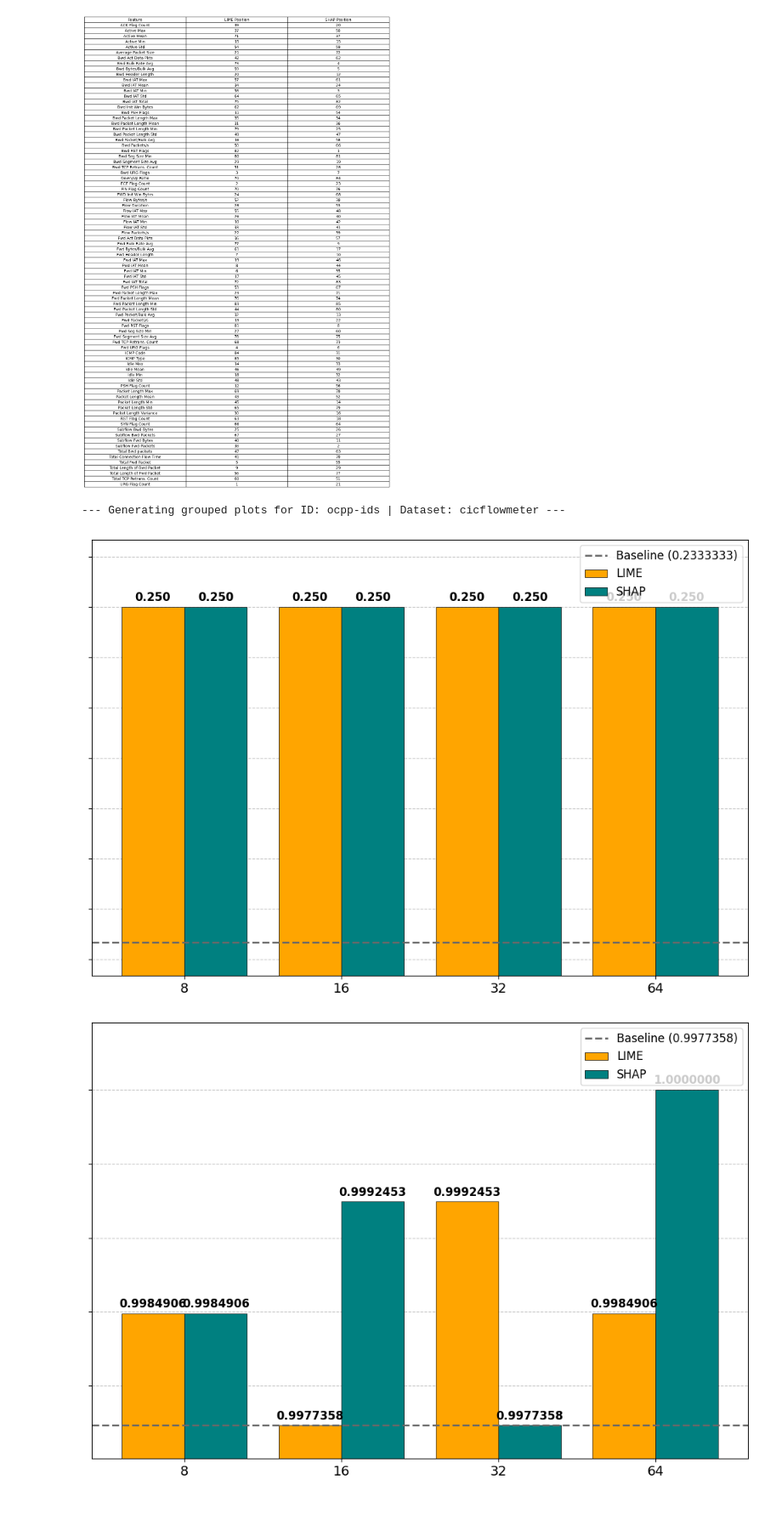
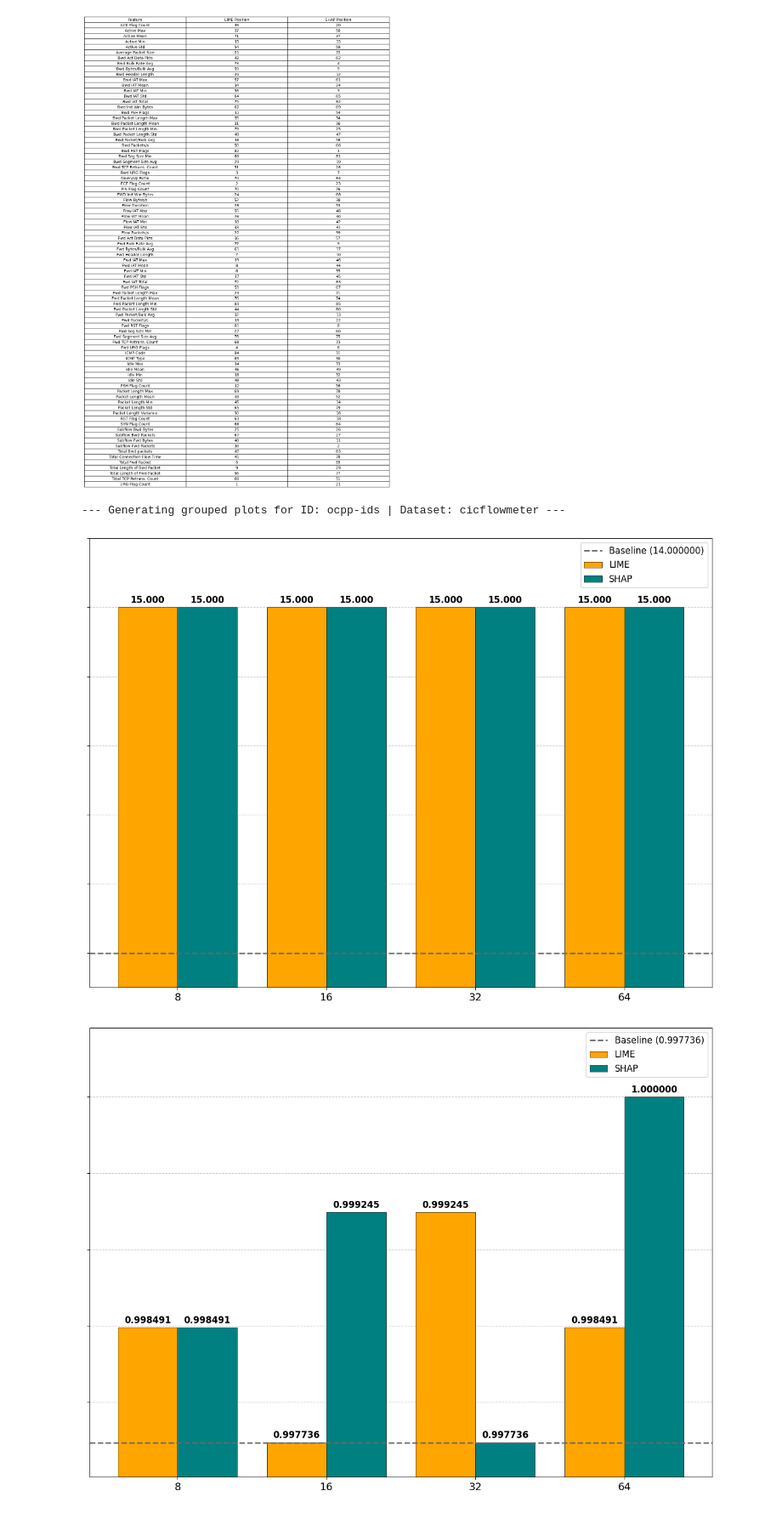
Before and after one commit to th-duvanel/ids-explainability, a Jupyter notebook: analysis.ipynb, the cells around one changed output. Shown at 85% size. Drawn from its saved outputs; the diff is of its cells as text; code cells hidden in the pictures.

```diff
--- a/analysis.ipynb
+++ b/analysis.ipynb
@@ -339,13 +339,13 @@ def get_latest_metrics(exp_list):
                 start_time = pd.to_datetime(start_time_str)
                 end_time = pd.to_datetime(end_time_str)
 
-                duration_minutes = (end_time - start_time).total_seconds() / 60
+                duration = (end_time - start_time).total_seconds()
 
                 experiment_info = {
                     'ids': exp['ids'],
                     'dataset': exp['dataset'],
                     'experiment_type': exp['type'],
-                    'duration_minutes': duration_minutes,
+                    'duration': duration,
                     'accuracy': last_row['accuracy'],
                     'precision': last_row['weighted avg_precision'],
                     'recall': last_row['weighted avg_recall'],
@@ -359,7 +359,7 @@ def get_latest_metrics(exp_list):
     return pd.DataFrame(all_metrics)
 
 def plot_all_experiments_grouped(df, metric, title_prefix, plots_path, xlabel_text=None, width=0.4):
-    fig, ax = plt.subplots(figsize=(10, 7))
+    fig, ax = plt.subplots(figsize=(12, 9))
 
     experiments_df = df[df['experiment_type'] != 'baseline'].copy()
     baseline_df = df[df['experiment_type'] == 'baseline']
@@ -378,11 +378,10 @@ def plot_all_experiments_grouped(df, metric, title_prefix, plots_path, xlabel_te
     bar1 = ax.bar(grouped_x - width/2, lime_df[metric], width, label='LIME', color='orange', edgecolor='black', linewidth=0.5)
     bar2 = ax.bar(grouped_x + width/2, shap_df[metric], width, label='SHAP', color='teal', edgecolor='black', linewidth=0.5)
 
-    if metric == 'model_size_mb' or metric == 'duration_minutes':
+    if metric == 'model_size_mb' or metric == 'duration':
         fmt_str = '%.3f'
     else:
-        fmt_str = '%.7f'
-    # ------------------------------------
+        fmt_str = '%.6f'
 
     ax.bar_label(bar1, padding=3, fmt=fmt_str, fontsize=12, fontweight='bold')
     ax.bar_label(bar2, padding=3, fmt=fmt_str, fontsize=12, fontweight='bold')
@@ -394,13 +393,11 @@ def plot_all_experiments_grouped(df, metric, title_prefix, plots_path, xlabel_te
         if metric == 'model_size_mb':
             baseline_label = f'Baseline ({baseline_value:.3f})'
         else:
-            baseline_label = f'Baseline ({baseline_value:.7f})'
+            baseline_label = f'Baseline ({baseline_value:.6f})'
 
         ax.axhline(y=baseline_value, color='dimgray', linestyle='--', linewidth=2, label=baseline_label)
         all_values_for_ylim.append(baseline_value)
 
-    #ax.set_ylabel(metric.replace('_', ' ').title(), fontsize=16, fontweight='bold')
-    #ax.set_title(f"{title_prefix} - {metric.replace('_', ' ').title()}", fontsize=16, fontweight='bold', pad=20)
     ax.set_xticks(grouped_x)
 
     ax.set_xticklabels(grouped_labels, fontsize=14)
@@ -432,29 +429,29 @@ def plot_all_experiments_grouped(df, metric, title_prefix, plots_path, xlabel_te
 # %%
 metrics_df = get_latest_metrics(experiments)
 model_sizes_df = get_model_size_mb(experiments)
 combined_df = pd.merge(metrics_df, model_sizes_df,
                        on=['ids', 'dataset', 'experiment_type'],
                        how='outer')
 
 grouped = combined_df.groupby(['ids', 'dataset'])
 
 for name, group in grouped:
     ids_name, dataset_name = name
 
     print(f"\n--- Generating grouped plots for ID: {ids_name} | Dataset: {dataset_name} ---")
 
     plots_path = os.path.join(os.getcwd(), 'notebooks', 'plots', ids_name)
     os.makedirs(plots_path, exist_ok=True)
 
     title = f"ID: {ids_name} | Dataset: {dataset_name}"
 
-    plot_all_experiments_grouped(group, 'duration_minutes', title, plots_path)
+    plot_all_experiments_grouped(group, 'duration', title, plots_path)
     plot_all_experiments_grouped(group, 'accuracy', title, plots_path)
     plot_all_experiments_grouped(group, 'precision', title, plots_path)
     plot_all_experiments_grouped(group, 'recall', title, plots_path)
     plot_all_experiments_grouped(group, 'f1_score', title, plots_path)
     plot_all_experiments_grouped(group, 'model_size_mb', title, plots_path)
 # %% [output]
 --- Generating grouped plots for ID: ocpp-ids | Dataset: cicflowmeter ---
-[figure, old version]
+[figure, new version]
-[figure, old version]
+[figure, new version]
```
Also changed, not shown: parts of 3 cells of this notebook, 51 other files.
